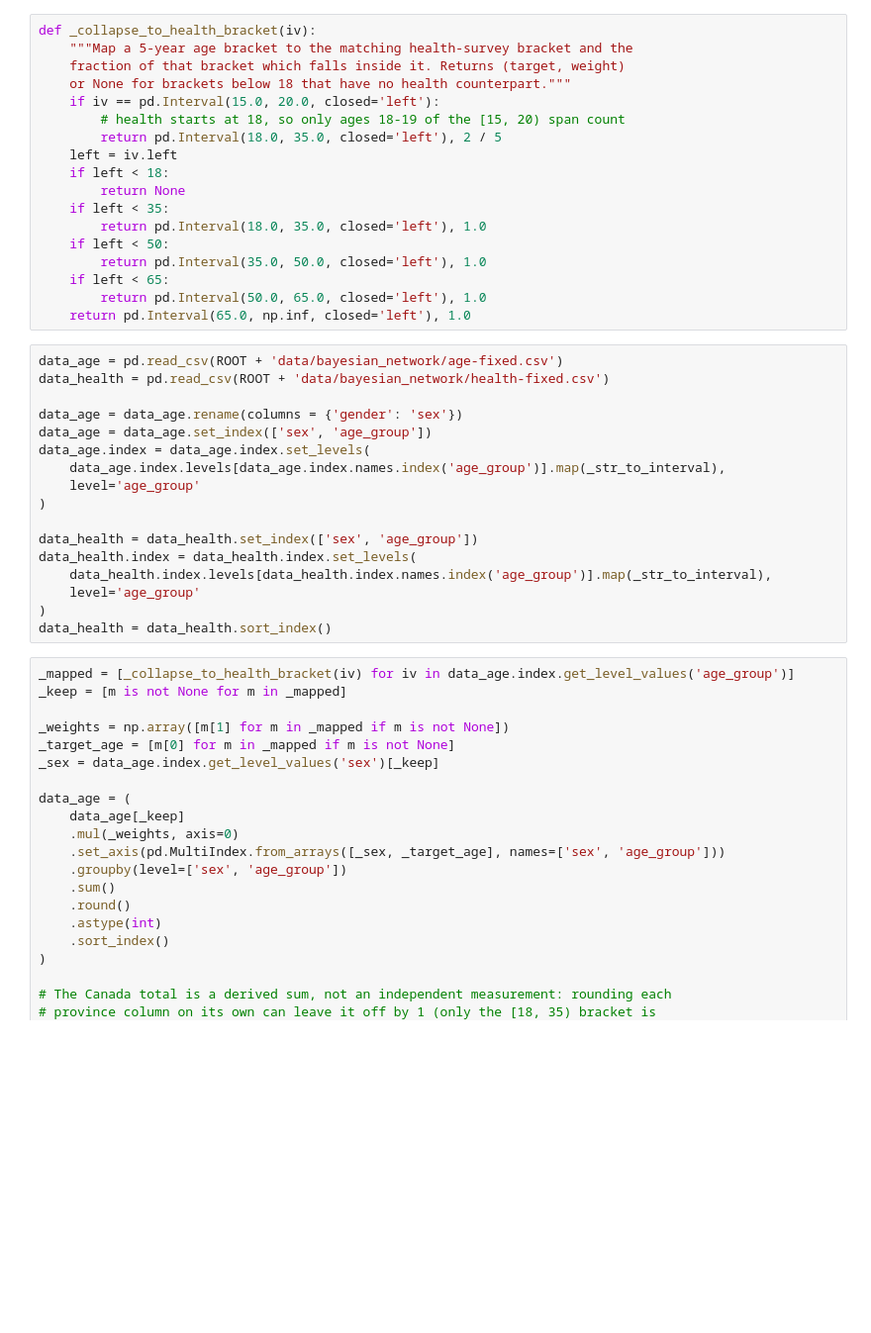
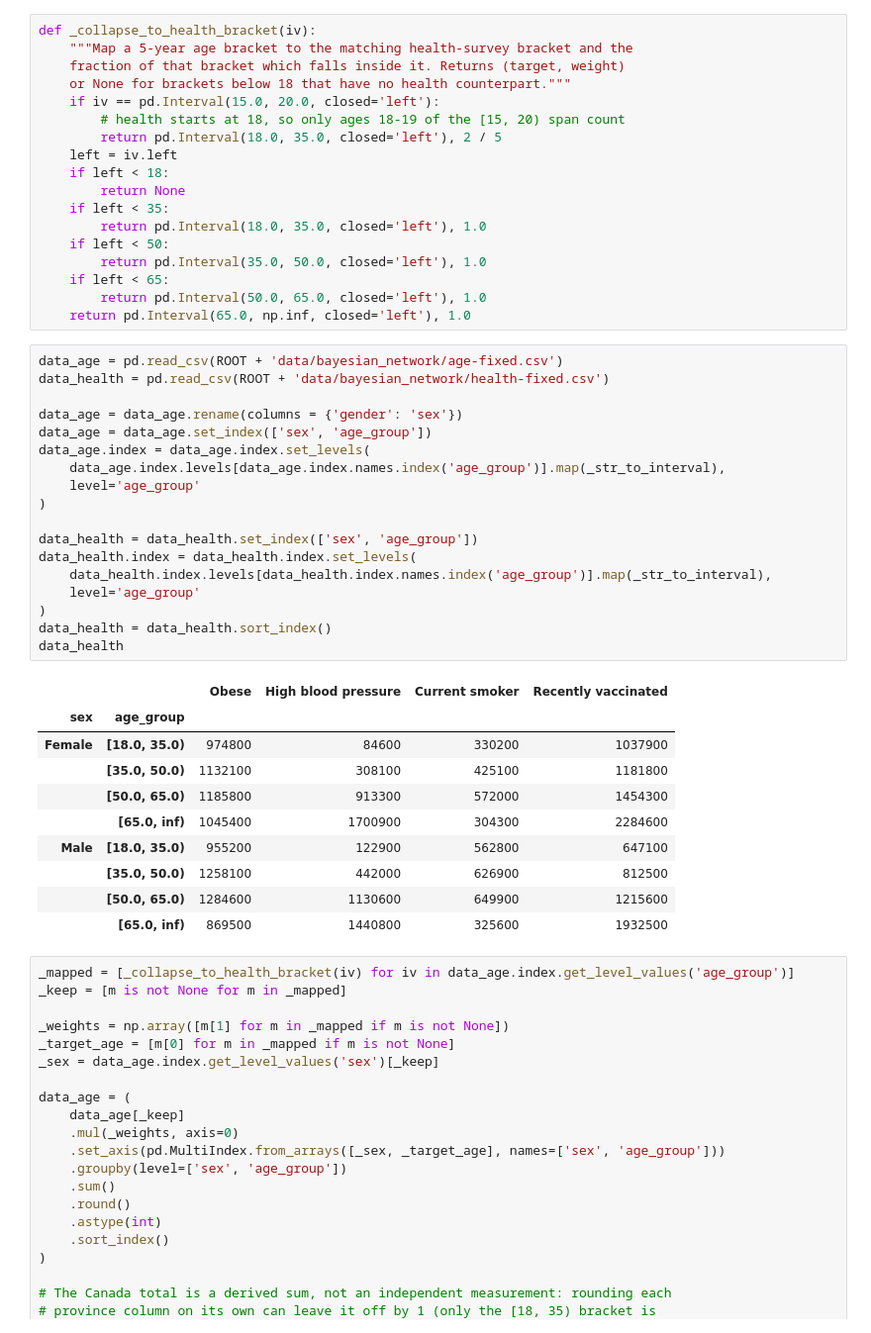
Before and after one commit to ltyih/reidentification-risk, a Jupyter notebook: methods/data_generators/bayesian-network/bayesian_network.ipynb, the cells around one changed output. Shown at 99% size. Cells and saved outputs as stored; diff of their text form; blank space fills up the shorter version.

```diff
--- a/methods/data_generators/bayesian-network/bayesian_network.ipynb
+++ b/methods/data_generators/bayesian-network/bayesian_network.ipynb
@@ -39,20 +39,32 @@ def _collapse_to_health_bracket(iv):
 # %%
 data_age = pd.read_csv(ROOT + 'data/bayesian_network/age-fixed.csv')
 data_health = pd.read_csv(ROOT + 'data/bayesian_network/health-fixed.csv')
 
 data_age = data_age.rename(columns = {'gender': 'sex'})
 data_age = data_age.set_index(['sex', 'age_group'])
 data_age.index = data_age.index.set_levels(
     data_age.index.levels[data_age.index.names.index('age_group')].map(_str_to_interval),
     level='age_group'
 )
 
 data_health = data_health.set_index(['sex', 'age_group'])
 data_health.index = data_health.index.set_levels(
     data_health.index.levels[data_health.index.names.index('age_group')].map(_str_to_interval),
     level='age_group'
 )
 data_health = data_health.sort_index()
+data_health
+# %% [output]
+|  |  | Obese | High blood pressure | Current smoker | Recently vaccinated |
+| sex | age_group |  |  |  |  |
+| Female | [18.0, 35.0) | 974800 | 84600 | 330200 | 1037900 |
+|  | [35.0, 50.0) | 1132100 | 308100 | 425100 | 1181800 |
+|  | [50.0, 65.0) | 1185800 | 913300 | 572000 | 1454300 |
+|  | [65.0, inf) | 1045400 | 1700900 | 304300 | 2284600 |
+| Male | [18.0, 35.0) | 955200 | 122900 | 562800 | 647100 |
+|  | [35.0, 50.0) | 1258100 | 442000 | 626900 | 812500 |
+|  | [50.0, 65.0) | 1284600 | 1130600 | 649900 | 1215600 |
+|  | [65.0, inf) | 869500 | 1440800 | 325600 | 1932500 |
 # %%
 _mapped = [_collapse_to_health_bracket(iv) for iv in data_age.index.get_level_values('age_group')]
 _keep = [m is not None for m in _mapped]
```
Also changed, not shown: parts of 2 cells of this notebook.
